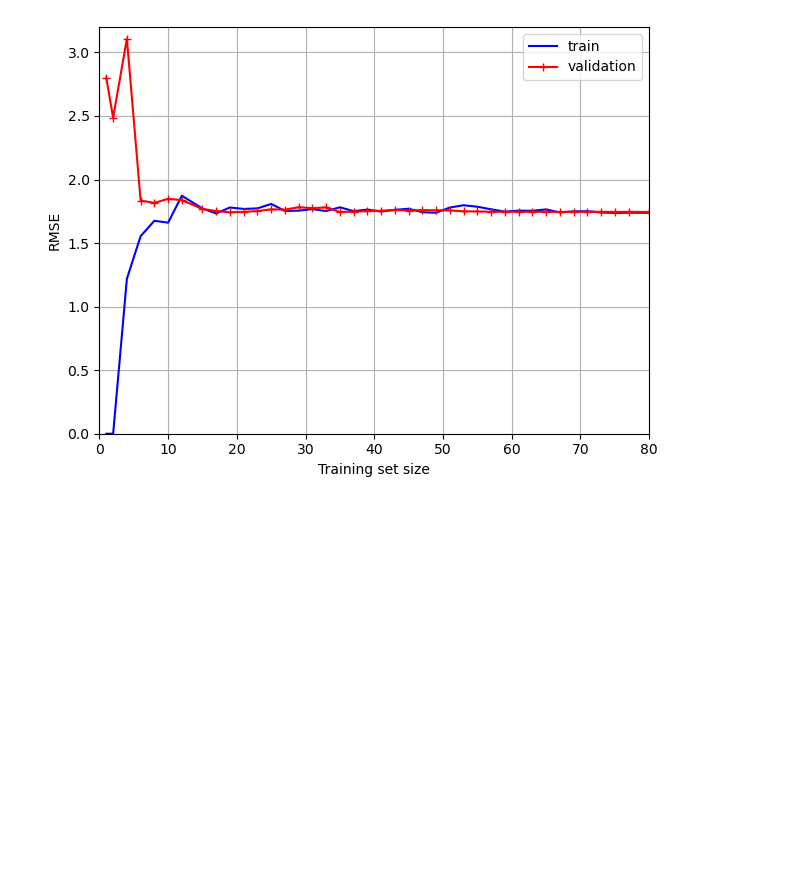
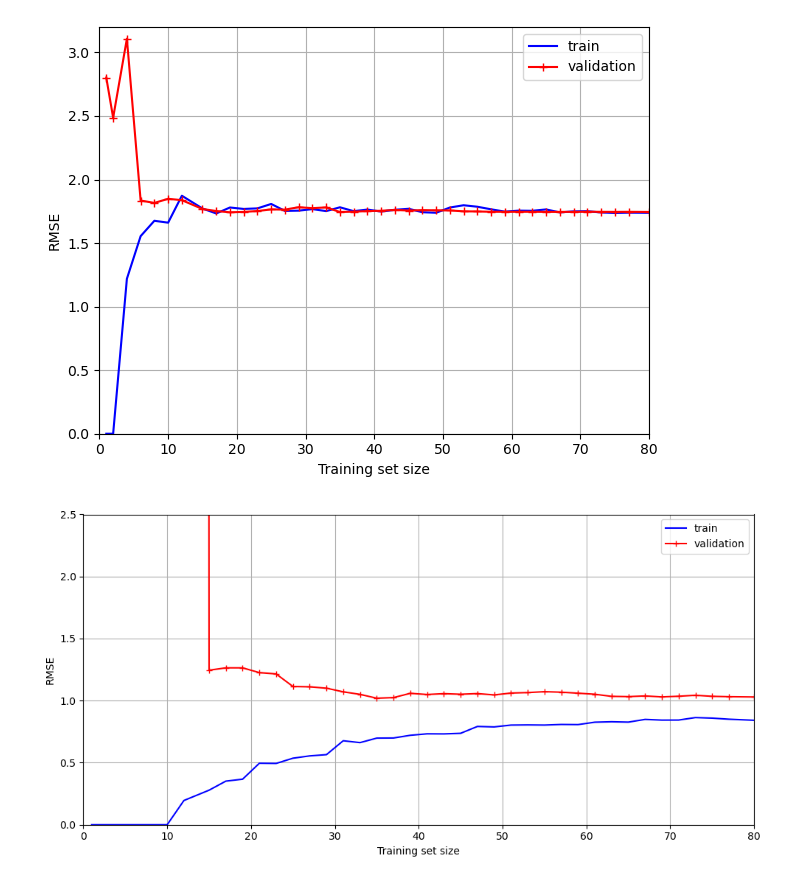
Before and after one commit to Raichi1/Hands-On-Machine-Learning-3rd-Edition, a Jupyter notebook: Chapter-4_Training-Models/code/code.ipynb, the cells around one changed output. Saved outputs shown, nothing was run; the diff lists cells and outputs as text; code cells hidden in the pictures; blank space fills up the shorter version.

Commit message:
learning curves

```diff
--- a/Chapter-4_Training-Models/code/code.ipynb
+++ b/Chapter-4_Training-Models/code/code.ipynb
@@ -454,3 +454,32 @@ save_fig("underfitting_learning_curves_plot")
 plt.show()
 # %% [output]
 [figure]
+# %%
+from sklearn.pipeline import make_pipeline
+
+polynomial_regression = make_pipeline(
+    PolynomialFeatures(degree = 10, include_bias = False),
+    LinearRegression()
+)
+# %%
+train_sizes, train_scores, valid_scores = learning_curve(
+    polynomial_regression, X, y, train_sizes = np.linspace(0.01, 1, 40), cv = 5,
+    scoring = "neg_root_mean_squared_error"
+)
+# %%
+train_errors = -train_scores.mean(axis = 1)
+valid_errors = -valid_scores.mean(axis = 1)
+# %%
+plt.figure(figsize = (10, 5))
+plt.plot(train_sizes, train_errors, 'b-', label = "train")
+plt.plot(train_sizes, valid_errors, 'r-+', label = "validation")
+
+plt.legend(loc = "upper right")
+plt.ylabel("RMSE")
+plt.xlabel("Training set size")
+plt.axis([0, 80, 0, 2.5])
+plt.grid()
+save_fig("learning_curves_plot")
+plt.show()
+# %% [output]
+[figure, added]
```
Also changed, not shown: 1 other file.
